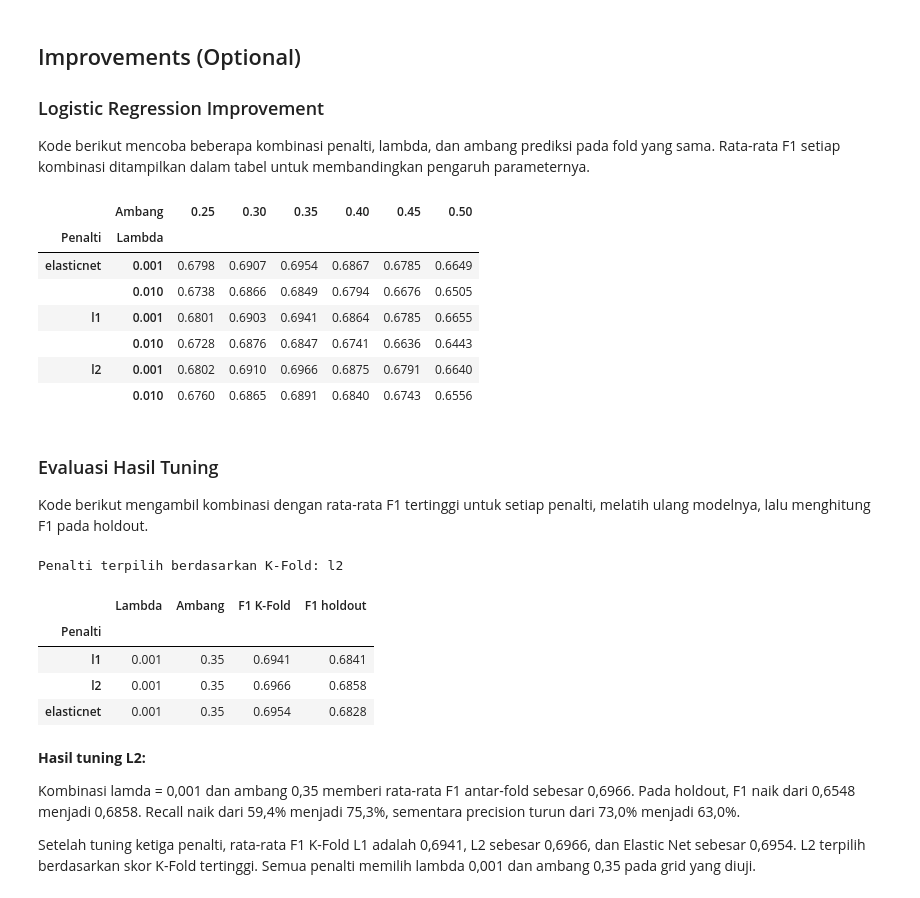
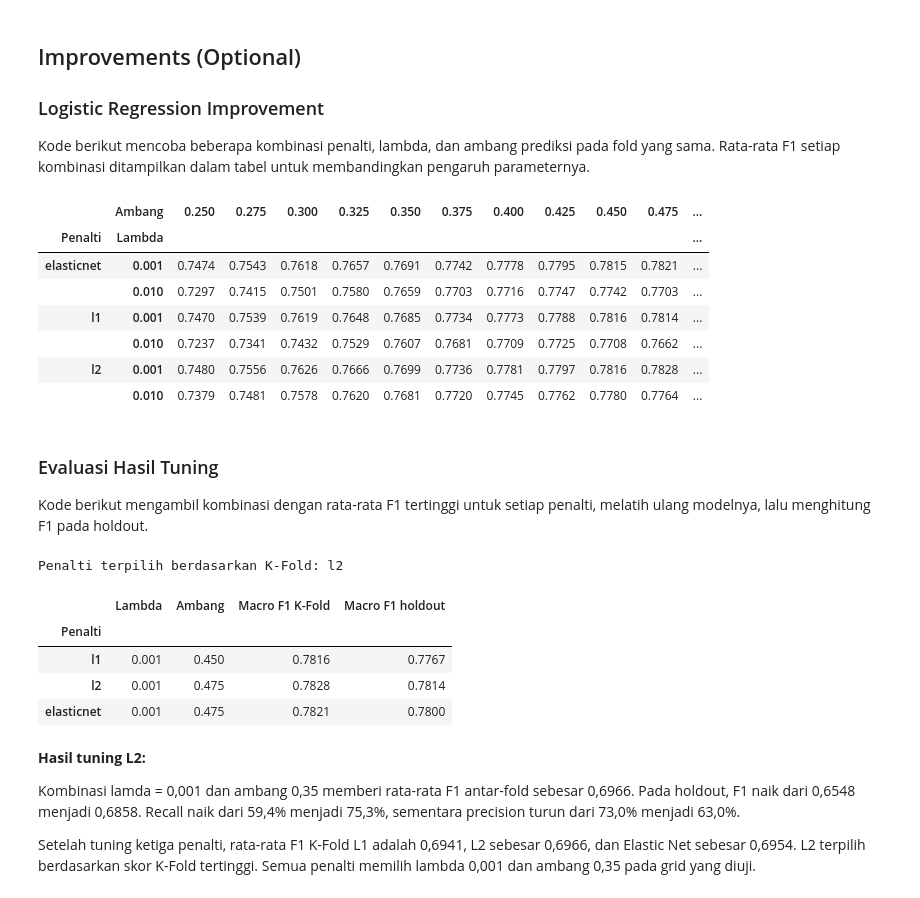
Before and after one commit to Hagon47/IF3170_G24_AyamNutellaBear, a Jupyter notebook: src/notebook/notebook.ipynb, the cells around one changed output. Drawn from its saved outputs; the diff is of its cells as text; code cells hidden in the pictures.

```diff
--- a/src/notebook/notebook.ipynb
+++ b/src/notebook/notebook.ipynb
@@ -799,6 +848,7 @@ def transform_features_a(train, other):
 ### Data Discretization
 # %%
 BIN_COLS = ['days_before_arrival', 'nightly_rate_idr', 'room_price_position']
+BIN_COLS = [c for c in BIN_COLS if c in train_b.columns]
 
 discretizer = KBinsDiscretizer(n_bins=5, encode='ordinal', strategy='quantile')
 discretizer.fit(train_b[BIN_COLS])
@@ -1139,7 +1189,7 @@ for penalty in ('l1', 'l2', 'elasticnet'):
     predictions = model.predict(X_val_a)
     lr_models[penalty] = model
     lr_predictions[penalty] = predictions
-    lr_results.append({'Penalti': penalty, 'F1 validasi': f1_score(y_val, predictions, zero_division=0)})
+    lr_results.append({'Penalti': penalty, 'Macro F1 validasi': f1_score(y_val, predictions, zero_division=0, average='macro')})
 
 pd.DataFrame(lr_results).set_index('Penalti').round(4)
 # %% [output]
@@ -1185,9 +1235,9 @@ for name in active_models:
     model, prepare, pred = active_models[name]
     holdout[name] = {
         'Accuracy': accuracy_score(y_val, pred),
-        'Precision': precision_score(y_val, pred, zero_division=0),
-        'Recall': recall_score(y_val, pred, zero_division=0),
-        'F1': f1_score(y_val, pred, zero_division=0),
+        'Precision': precision_score(y_val, pred, zero_division=0, average='macro'),
+        'Recall': recall_score(y_val, pred, zero_division=0, average='macro'),
+        'Macro F1': f1_score(y_val, pred, zero_division=0, average='macro'),
     }
 holdout_scores = pd.DataFrame(holdout).T
 holdout_scores.round(4)
@@ -1229,7 +1279,7 @@ def kfold_scores(model, prepare):
         fold_model = deepcopy(model)
         fold_model.fit(X_fit, y_fit)
         pred = fold_model.predict(X_eval)
-        score = f1_score(fold_eval[TARGET], pred, zero_division=0)
+        score = f1_score(fold_eval[TARGET], pred, zero_division=0, average='macro')
         scores.append(score)
     return scores
 
@@ -1240,7 +1290,7 @@ for name in active_models:
 
 kfold = pd.DataFrame(fold_scores).agg(['mean', 'std']).T
 
-comparison = holdout_scores[['F1']].join(kfold)
-comparison.columns = ['F1 holdout', 'F1 K-Fold', 'Std K-Fold']
+comparison = holdout_scores[['Macro F1']].join(kfold)
+comparison.columns = ['Macro F1 holdout', 'Macro F1 K-Fold', 'Std K-Fold']
 comparison.round(4)
 # %% [output]
@@ -1255,44 +1305,44 @@ comparison.round(4)
 
 Kode berikut mencoba beberapa kombinasi penalti, lambda, dan ambang prediksi pada fold yang sama. Rata-rata F1 setiap kombinasi ditampilkan dalam tabel untuk membandingkan pengaruh parameternya.
 # %%
-thresholds = [0.25, 0.30, 0.35, 0.40, 0.45, 0.50]
+thresholds = np.round(np.arange(0.25, 0.651, 0.025), 3)
 lambdas = [0.001, 0.01]
 cv_rows = []
 
 for fit_idx, eval_idx in splits:
     fold_train = train_raw.iloc[fit_idx]
     fold_eval = train_raw.iloc[eval_idx]
     X_fit, y_fit, X_eval = prepare_features_a(fold_train, fold_eval)
     y_eval = fold_eval[TARGET]
 
     for penalty in lr_models:
         for lmda in lambdas:
             fold_lr = LogisticRegression(penalty=penalty, lmda=lmda, **lr_options)
             fold_lr.fit(X_fit, y_fit)
             prob = fold_lr.probability(X_eval)
 
             for threshold in thresholds:
                 pred = prob >= threshold
-                score = f1_score(y_eval, pred, zero_division=0)
+                score = f1_score(y_eval, pred, zero_division=0, average='macro')
                 cv_rows.append({
                     'Penalti': penalty,
                     'Lambda': lmda,
                     'Ambang': threshold,
-                    'F1': score,
+                    'Macro F1': score,
                 })
 cv_results = pd.DataFrame(cv_rows)
-cv_summary = cv_results.groupby(['Penalti', 'Lambda', 'Ambang'])['F1'].mean()
+cv_summary = cv_results.groupby(['Penalti', 'Lambda', 'Ambang'])['Macro F1'].mean()
 cv_table = cv_summary.unstack('Ambang')
 cv_table.round(4)
 # %% [output]
-|  | Ambang | 0.25 | 0.30 | 0.35 | 0.40 | 0.45 | 0.50 |
-| Penalti | Lambda |  |  |  |  |  |  |
-| elasticnet | 0.001 | 0.6798 | 0.6907 | 0.6954 | 0.6867 | 0.6785 | 0.6649 |
-|  | 0.010 | 0.6738 | 0.6866 | 0.6849 | 0.6794 | 0.6676 | 0.6505 |
-| l1 | 0.001 | 0.6801 | 0.6903 | 0.6941 | 0.6864 | 0.6785 | 0.6655 |
-|  | 0.010 | 0.6728 | 0.6876 | 0.6847 | 0.6741 | 0.6636 | 0.6443 |
-| l2 | 0.001 | 0.6802 | 0.6910 | 0.6966 | 0.6875 | 0.6791 | 0.6640 |
-|  | 0.010 | 0.6760 | 0.6865 | 0.6891 | 0.6840 | 0.6743 | 0.6556 |
+|  | Ambang | 0.250 | 0.275 | 0.300 | 0.325 | 0.350 | 0.375 | 0.400 | 0.425 | 0.450 | 0.475 | ... |
+| Penalti | Lambda |  |  |  |  |  |  |  |  |  |  | ... |
+| elasticnet | 0.001 | 0.7474 | 0.7543 | 0.7618 | 0.7657 | 0.7691 | 0.7742 | 0.7778 | 0.7795 | 0.7815 | 0.7821 | ... |
+|  | 0.010 | 0.7297 | 0.7415 | 0.7501 | 0.7580 | 0.7659 | 0.7703 | 0.7716 | 0.7747 | 0.7742 | 0.7703 | ... |
+| l1 | 0.001 | 0.7470 | 0.7539 | 0.7619 | 0.7648 | 0.7685 | 0.7734 | 0.7773 | 0.7788 | 0.7816 | 0.7814 | ... |
+|  | 0.010 | 0.7237 | 0.7341 | 0.7432 | 0.7529 | 0.7607 | 0.7681 | 0.7709 | 0.7725 | 0.7708 | 0.7662 | ... |
+| l2 | 0.001 | 0.7480 | 0.7556 | 0.7626 | 0.7666 | 0.7699 | 0.7736 | 0.7781 | 0.7797 | 0.7816 | 0.7828 | ... |
+|  | 0.010 | 0.7379 | 0.7481 | 0.7578 | 0.7620 | 0.7681 | 0.7720 | 0.7745 | 0.7762 | 0.7780 | 0.7764 | ... |
 # %% [markdown]
 ### Evaluasi Hasil Tuning
 
@@ -1315,12 +1365,12 @@ for penalty in lr_models:
         'Penalti': penalty,
         'Lambda': lmda,
         'Ambang': threshold,
-        'F1 K-Fold': penalty_scores.max(),
-        'F1 holdout': f1_score(y_val, pred, zero_division=0),
+        'Macro F1 K-Fold': penalty_scores.max(),
+        'Macro F1 holdout': f1_score(y_val, pred, zero_division=0, average='macro'),
     })
 
 lr_tuning = pd.DataFrame(lr_tuning_rows).set_index('Penalti')
-best_penalty = lr_tuning['F1 K-Fold'].idxmax()
+best_penalty = lr_tuning['Macro F1 K-Fold'].idxmax()
 tuned_lr = tuned_lr_models[best_penalty]
 best_threshold = tuned_lr_thresholds[best_penalty]
 val_prob_lr = tuned_lr.probability(X_val_a)
@@ -1329,11 +1379,11 @@ print('Penalti terpilih berdasarkan K-Fold:', best_penalty)
 lr_tuning.round(4)
 # %% [output]
 Penalti terpilih berdasarkan K-Fold: l2
-|  | Lambda | Ambang | F1 K-Fold | F1 holdout |
+|  | Lambda | Ambang | Macro F1 K-Fold | Macro F1 holdout |
 | Penalti |  |  |  |  |
-| l1 | 0.001 | 0.35 | 0.6941 | 0.6841 |
-| l2 | 0.001 | 0.35 | 0.6966 | 0.6858 |
-| elasticnet | 0.001 | 0.35 | 0.6954 | 0.6828 |
+| l1 | 0.001 | 0.450 | 0.7816 | 0.7767 |
+| l2 | 0.001 | 0.475 | 0.7828 | 0.7814 |
+| elasticnet | 0.001 | 0.475 | 0.7821 | 0.7800 |
 # %% [markdown]
 **Hasil tuning L2:**
 
```
Also changed, not shown: parts of 20 cells of this notebook.
